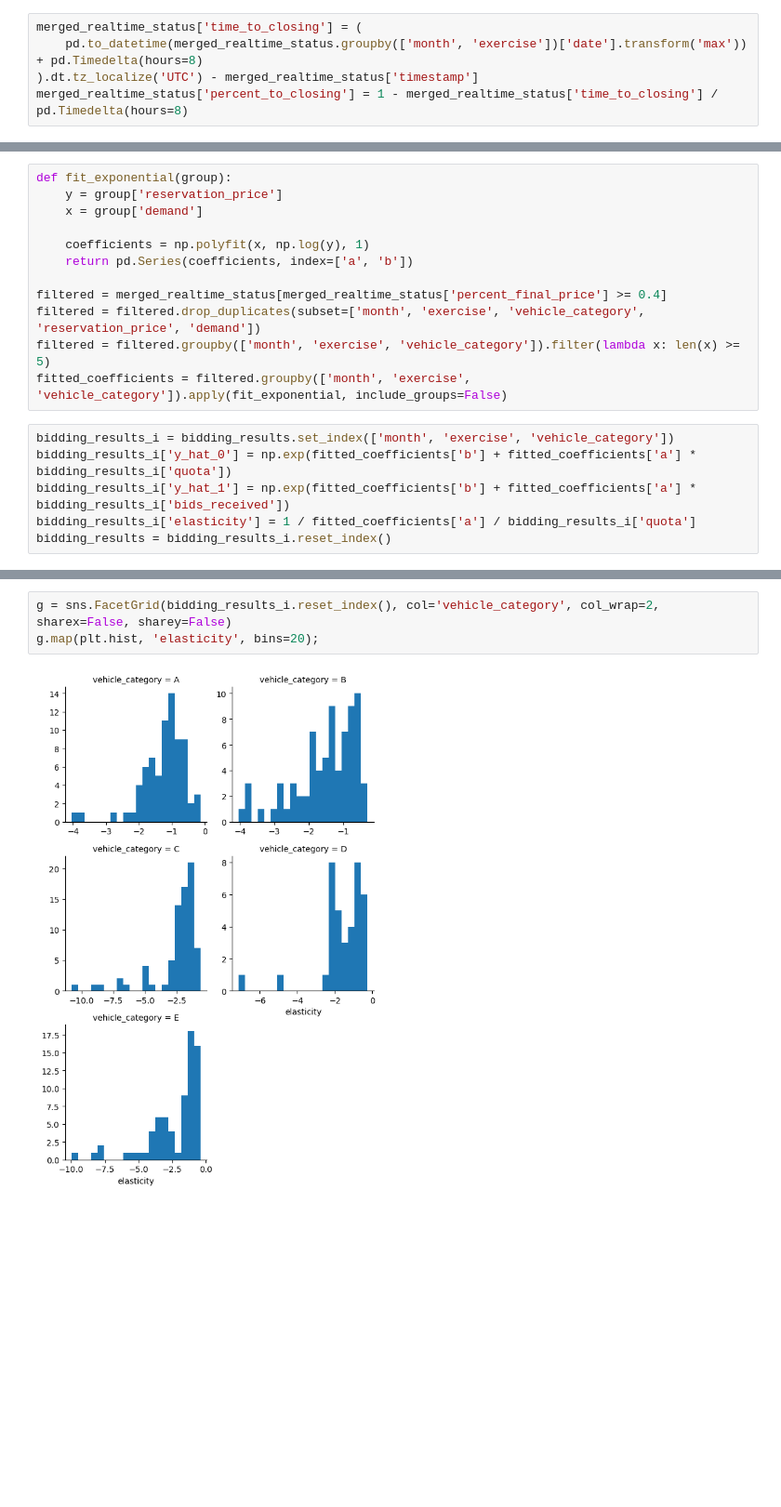
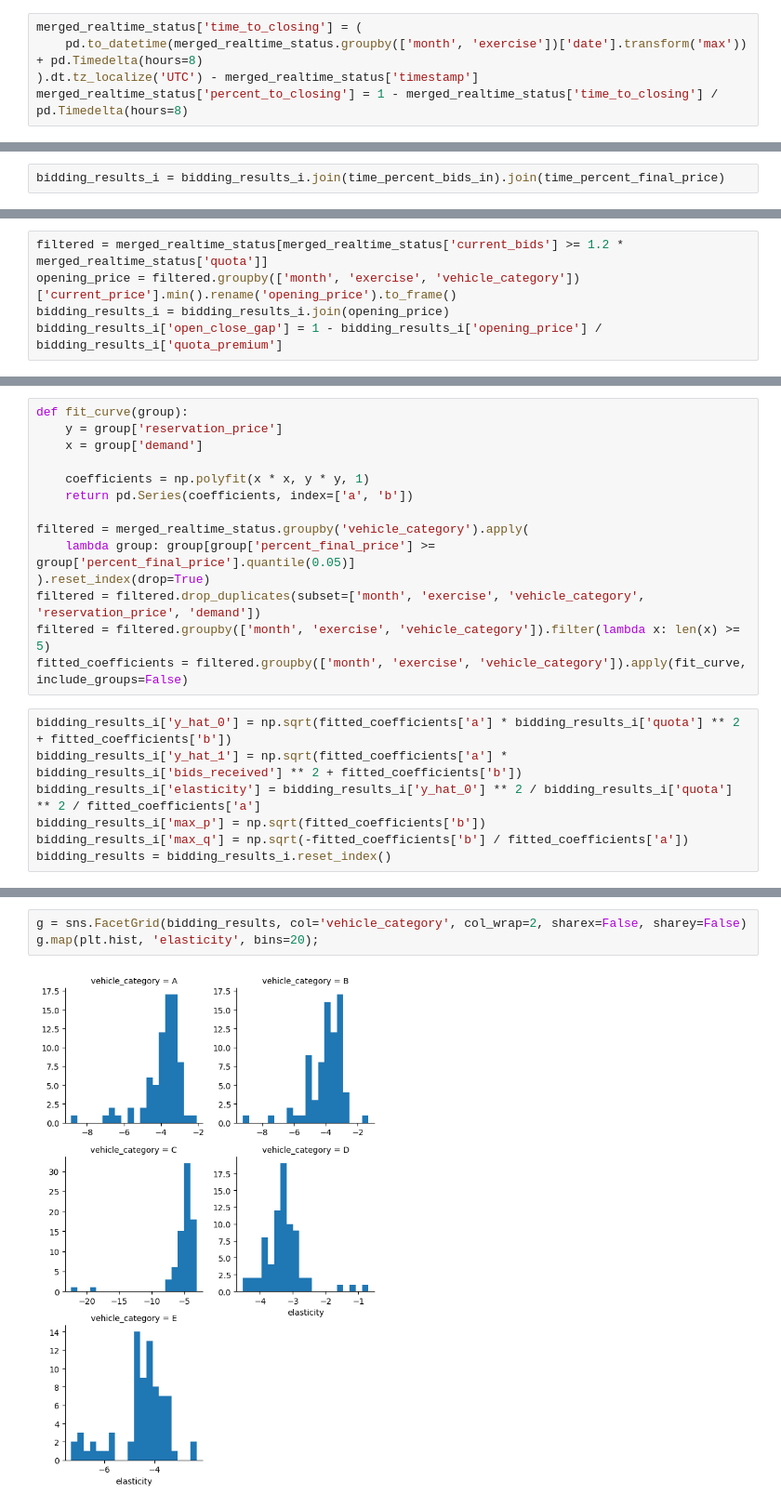
Before and after one commit to yongjun21/coe-bidding, a Jupyter notebook: notebooks/analysis.ipynb, the cells around one changed output, grey strips where cells are left out. Shown at 93% size. Drawn from its saved outputs; the diff is of its cells as text; blank space fills up the shorter version.

```diff
--- a/notebooks/analysis.ipynb
+++ b/notebooks/analysis.ipynb
@@ -128,3 +205,5 @@ time_percent_bids_in.groupby('vehicle_category')[['time_25_bids_in', 'time_50_bi
+# %%
+bidding_results_i = bidding_results_i.join(time_percent_bids_in).join(time_percent_final_price)
 # %%
 filtered = merged_realtime_status[merged_realtime_status['reservation_price'] > 0]
 g = sns.FacetGrid(filtered, col='vehicle_category', col_wrap=2, sharex=False, sharey=False)
@@ -135,0 +221,5 @@ g.tight_layout();
+# %%
+filtered = merged_realtime_status[merged_realtime_status['current_bids'] >= 1.2 * merged_realtime_status['quota']]
+opening_price = filtered.groupby(['month', 'exercise', 'vehicle_category'])['current_price'].min().rename('opening_price').to_frame()
+bidding_results_i = bidding_results_i.join(opening_price)
+bidding_results_i['open_close_gap'] = 1 - bidding_results_i['opening_price'] / bidding_results_i['quota_premium']
@@ -136,19 +231,22 @@ g.tight_layout();
 # %%
-def fit_exponential(group):
+def fit_curve(group):
     y = group['reservation_price']
     x = group['demand']
 
-    coefficients = np.polyfit(x, np.log(y), 1)
+    coefficients = np.polyfit(x * x, y * y, 1)
     return pd.Series(coefficients, index=['a', 'b'])
 
-filtered = merged_realtime_status[merged_realtime_status['percent_final_price'] >= 0.4]
+filtered = merged_realtime_status.groupby('vehicle_category').apply(
+    lambda group: group[group['percent_final_price'] >= group['percent_final_price'].quantile(0.05)]
+).reset_index(drop=True)
 filtered = filtered.drop_duplicates(subset=['month', 'exercise', 'vehicle_category', 'reservation_price', 'demand'])
 filtered = filtered.groupby(['month', 'exercise', 'vehicle_category']).filter(lambda x: len(x) >= 5)
-fitted_coefficients = filtered.groupby(['month', 'exercise', 'vehicle_category']).apply(fit_exponential, include_groups=False)
+fitted_coefficients = filtered.groupby(['month', 'exercise', 'vehicle_category']).apply(fit_curve, include_groups=False)
 # %%
-bidding_results_i = bidding_results.set_index(['month', 'exercise', 'vehicle_category'])
-bidding_results_i['y_hat_0'] = np.exp(fitted_coefficients['b'] + fitted_coefficients['a'] * bidding_results_i['quota'])
-bidding_results_i['y_hat_1'] = np.exp(fitted_coefficients['b'] + fitted_coefficients['a'] * bidding_results_i['bids_received'])
-bidding_results_i['elasticity'] = 1 / fitted_coefficients['a'] / bidding_results_i['quota']
+bidding_results_i['y_hat_0'] = np.sqrt(fitted_coefficients['a'] * bidding_results_i['quota'] ** 2 + fitted_coefficients['b'])
+bidding_results_i['y_hat_1'] = np.sqrt(fitted_coefficients['a'] * bidding_results_i['bids_received'] ** 2 + fitted_coefficients['b'])
+bidding_results_i['elasticity'] = bidding_results_i['y_hat_0'] ** 2 / bidding_results_i['quota'] ** 2 / fitted_coefficients['a']
+bidding_results_i['max_p'] = np.sqrt(fitted_coefficients['b'])
+bidding_results_i['max_q'] = np.sqrt(-fitted_coefficients['b'] / fitted_coefficients['a'])
 bidding_results = bidding_results_i.reset_index()
 # %%
@@ -164,5 +263,5 @@ bidding_results.groupby('vehicle_category')['elasticity'].describe()
 # %%
-g = sns.FacetGrid(bidding_results_i.reset_index(), col='vehicle_category', col_wrap=2, sharex=False, sharey=False)
+g = sns.FacetGrid(bidding_results, col='vehicle_category', col_wrap=2, sharex=False, sharey=False)
 g.map(plt.hist, 'elasticity', bins=20);
 # %% [output]
-[figure, old version]
+[figure, new version]
```
Also changed, not shown: parts of 25 cells of this notebook.
